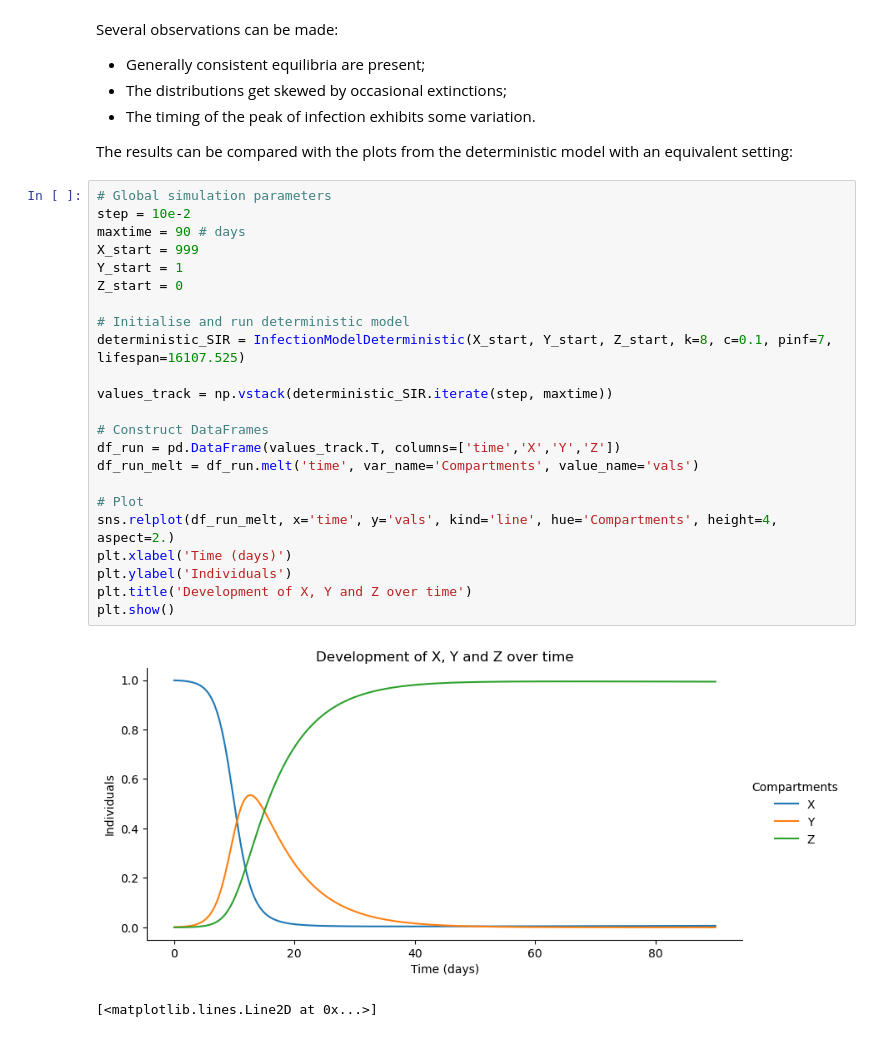
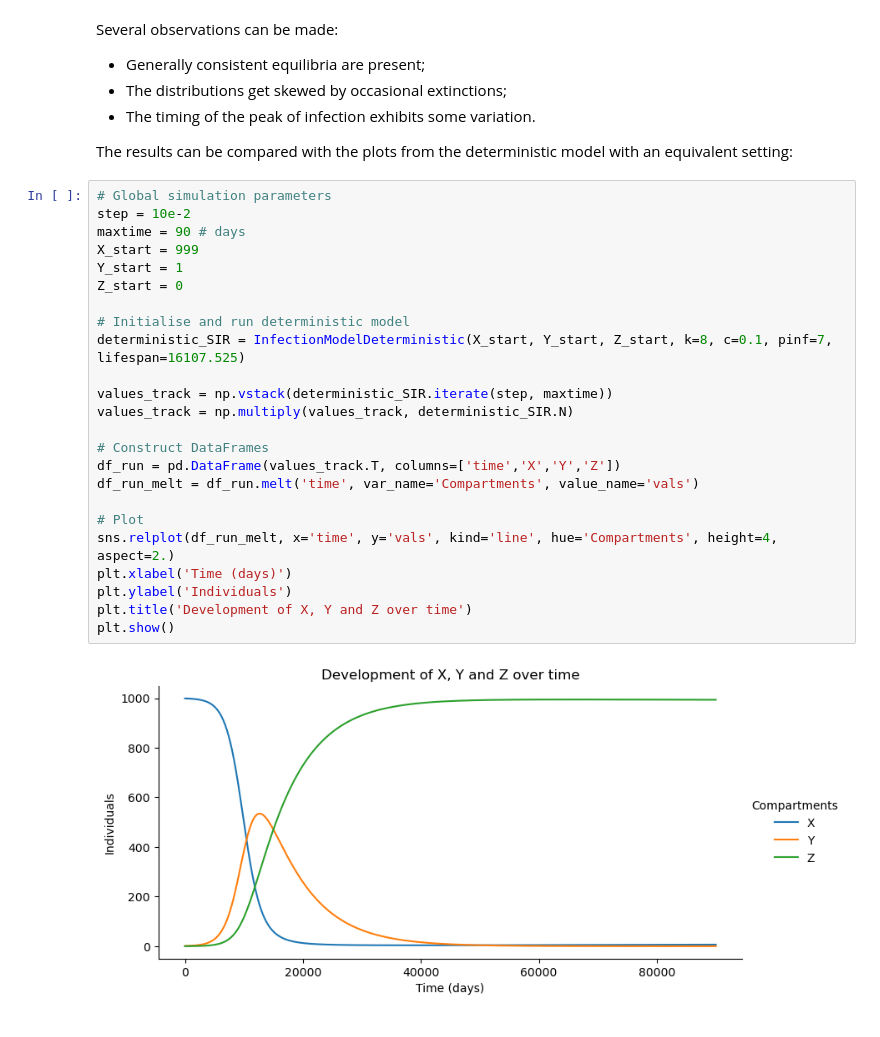
Before and after one commit to mboyan/intro-to-computational-science, a Jupyter notebook: Assignments/Assignment 2/Daliparthi_15073815_Mihaylov_15067602_assignment2.ipynb, the cells around one changed output. Cells and saved outputs as stored; diff of their text form.

Commit message:
Scale S, I and R in deterministic model
multiplied by N to get X, Y and Z

```diff
--- a/Assignments/Assignment 2/Daliparthi_15073815_Mihaylov_15067602_assignment2.ipynb
+++ b/Assignments/Assignment 2/Daliparthi_15073815_Mihaylov_15067602_assignment2.ipynb
@@ -351,26 +351,26 @@ The results can be compared with the plots from the deterministic model with an
 # %%
 # Global simulation parameters
 step = 10e-2
 maxtime = 90 # days
 X_start = 999
 Y_start = 1
 Z_start = 0
 
 # Initialise and run deterministic model
 deterministic_SIR = InfectionModelDeterministic(X_start, Y_start, Z_start, k=8, c=0.1, pinf=7, lifespan=16107.525)
 
 values_track = np.vstack(deterministic_SIR.iterate(step, maxtime))
+values_track = np.multiply(values_track, deterministic_SIR.N)
 
 # Construct DataFrames
 df_run = pd.DataFrame(values_track.T, columns=['time','X','Y','Z'])
 df_run_melt = df_run.melt('time', var_name='Compartments', value_name='vals')
 
 # Plot
 sns.relplot(df_run_melt, x='time', y='vals', kind='line', hue='Compartments', height=4, aspect=2.)
 plt.xlabel('Time (days)')
 plt.ylabel('Individuals')
 plt.title('Development of X, Y and Z over time')
 plt.show()
 # %% [output]
-[figure, old version]
+[figure, new version]
-[<matplotlib.lines.Line2D at 0x...>]
```
Also changed, not shown: parts of 1 cell of this notebook.
